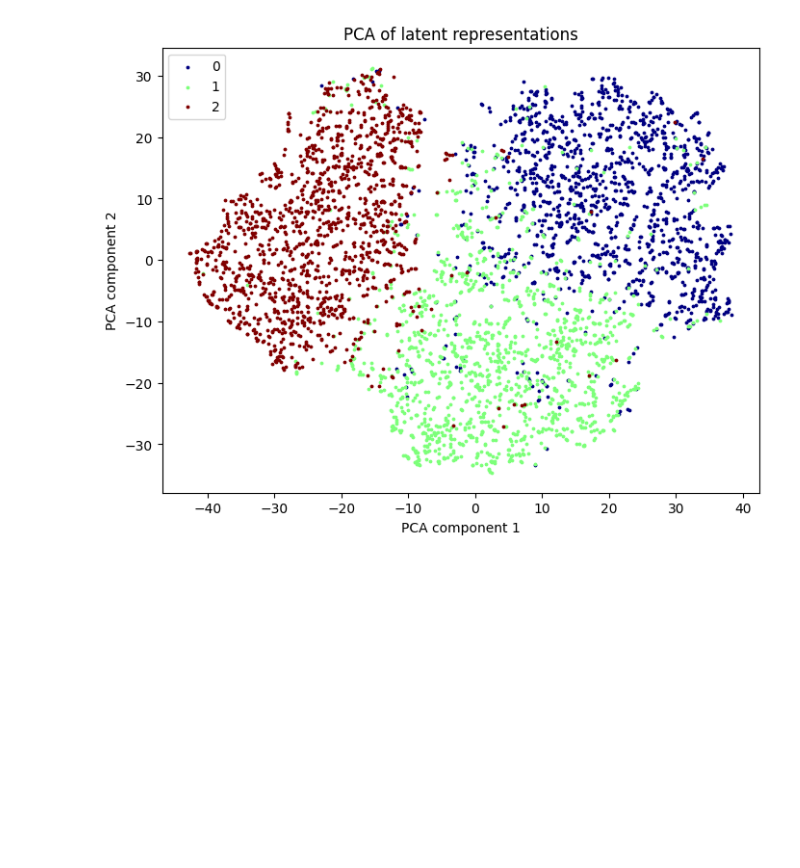
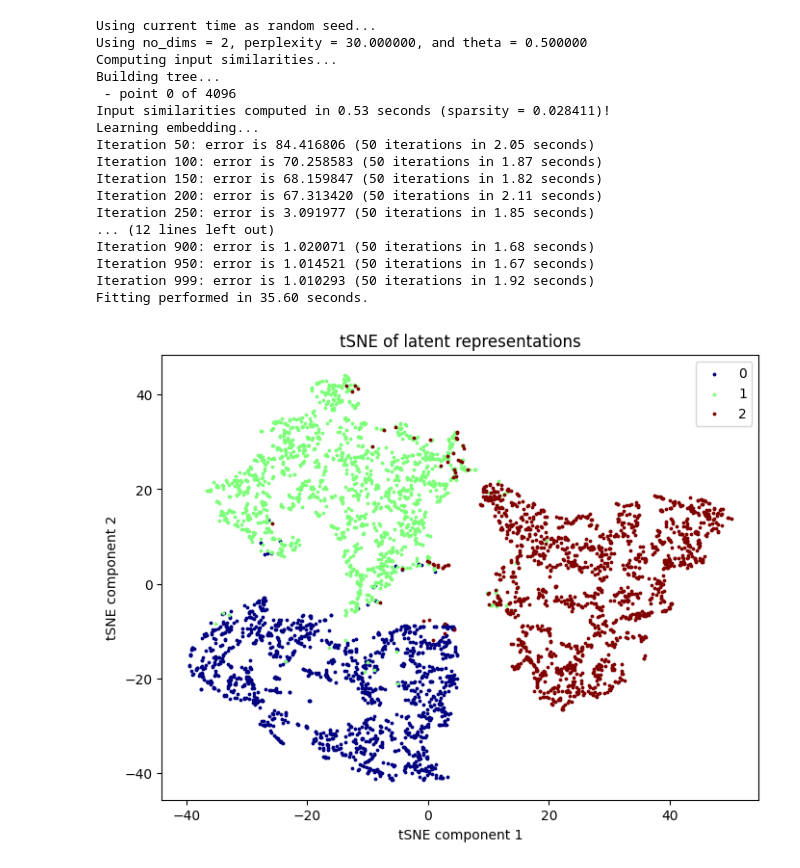
Before and after one commit to villrv/ppae, a Jupyter notebook: debugging.ipynb, the cells around one changed output. Saved outputs shown, nothing was run; the diff lists cells and outputs as text; code cells hidden in the pictures; blank space fills up the shorter version.

```diff
--- a/debugging.ipynb
+++ b/debugging.ipynb
@@ -13,14 +13,15 @@ else:
 N = 4096
 B = 1024
 unique_k_list = [1,0.5,0.25]
-data = StepFunctionEventsDataset(N, unique_k_list)
-loader = DataLoader(data, batch_size=B, shuffle=True, num_workers=4)
+data = StepFunctionEventsDatasetFixedTime(N, unique_k_list)
+loader = DataLoader(data, batch_size=B, shuffle=True, num_workers=4, collate_fn=padding_collate_fn)
 # %%
 # Create NN model
 num_freqs = 6
 num_latent = 10
-model = Autoencoder(40 * (2*num_freqs+1), num_latent, 2*num_freqs+1, 1, lam_TV = 1)
-trainer = pl.Trainer(max_epochs=200, accelerator=device, devices=1, plugins=[DisabledSLURMEnvironment(auto_requeue=False)], log_every_n_steps=8)
+model = AutoencoderRNN(num_latent, 2*num_freqs+1, 1, lam_TV = 0.5, lam_latent=0.1)
+logger = TensorBoardLogger("lightning_logs", name="autoencoder")
+trainer = pl.Trainer(max_epochs=200, accelerator=device, devices=1, plugins=[DisabledSLURMEnvironment(auto_requeue=False)], log_every_n_steps=8, logger=logger)
 history = trainer.fit(model, loader)
 # %% [output]
 GPU available: True (cuda), used: True
@@ -49,9 +49,9 @@ LOCAL_RANK: 0 - CUDA_VISIBLE_DEVICES: [0]
 # %%
 # Test data, currently just the training data
-test_loader = DataLoader(data, batch_size=N)
+test_loader = DataLoader(data, batch_size=N, collate_fn=padding_collate_fn)
 test_batch = next(iter(test_loader))
 model.eval()
 with torch.no_grad():
-    model.encode(model.code(test_batch['event_list']).reshape(N,-1))
+    model.encode(model.code(test_batch['event_list']))
     z = model.latent.cpu().numpy()
 # %%
@@ -82,20 +79,41 @@ data_nd_tsne = tsne(z.astype(np.float64))
 # %%
+##### t-SNE
+from bhtsne import tsne
+data_nd_tsne = tsne(z.astype(np.float64))
+
 labels = test_batch['type'].numpy()
 unique_labels = np.unique(labels)
 colors = plt.cm.jet(np.linspace(0, 1, len(unique_labels)))
 
 plt.figure(figsize=(8, 6))
 for i, label in enumerate(unique_labels):
     idx = labels == label
     plt.scatter(data_nd_tsne[idx, 0], data_nd_tsne[idx, 1], color=colors[i], label=label, marker='o',s=3)
 
-plt.xlabel('PCA component 1')
-plt.ylabel('PCA component 2')
+plt.xlabel('tSNE component 1')
+plt.ylabel('tSNE component 2')
 plt.legend(loc='best')
-plt.title('PCA of latent representations')
+plt.title('tSNE of latent representations')
 plt.show()
 # %% [output]
+Using current time as random seed...
+Using no_dims = 2, perplexity = 30.000000, and theta = 0.500000
+Computing input similarities...
+Building tree...
+ - point 0 of 4096
+Input similarities computed in 0.53 seconds (sparsity = 0.028411)!
+Learning embedding...
+Iteration 50: error is 84.416806 (50 iterations in 2.05 seconds)
+Iteration 100: error is 70.258583 (50 iterations in 1.87 seconds)
+Iteration 150: error is 68.159847 (50 iterations in 1.82 seconds)
+Iteration 200: error is 67.313420 (50 iterations in 2.11 seconds)
+Iteration 250: error is 3.091977 (50 iterations in 1.85 seconds)
+... (12 lines left out)
+Iteration 900: error is 1.020071 (50 iterations in 1.68 seconds)
+Iteration 950: error is 1.014521 (50 iterations in 1.67 seconds)
+Iteration 999: error is 1.010293 (50 iterations in 1.92 seconds)
+Fitting performed in 35.60 seconds.
-[figure, old version]
+[figure, new version]
 # %%
 labels = test_batch['type'].numpy()
 unique_labels = np.unique(labels)
```
Also changed, not shown: parts of 5 cells of this notebook, 51 other files.
